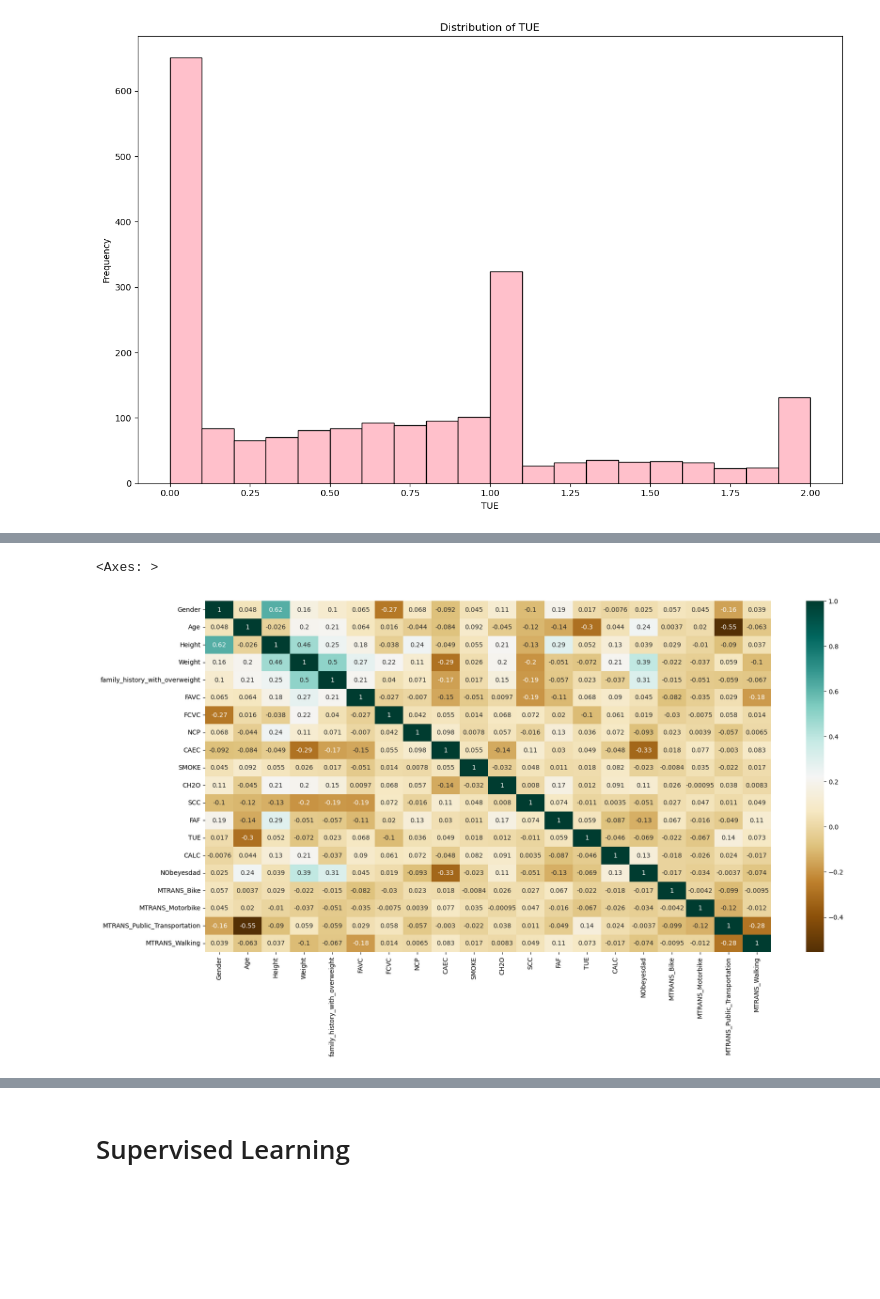
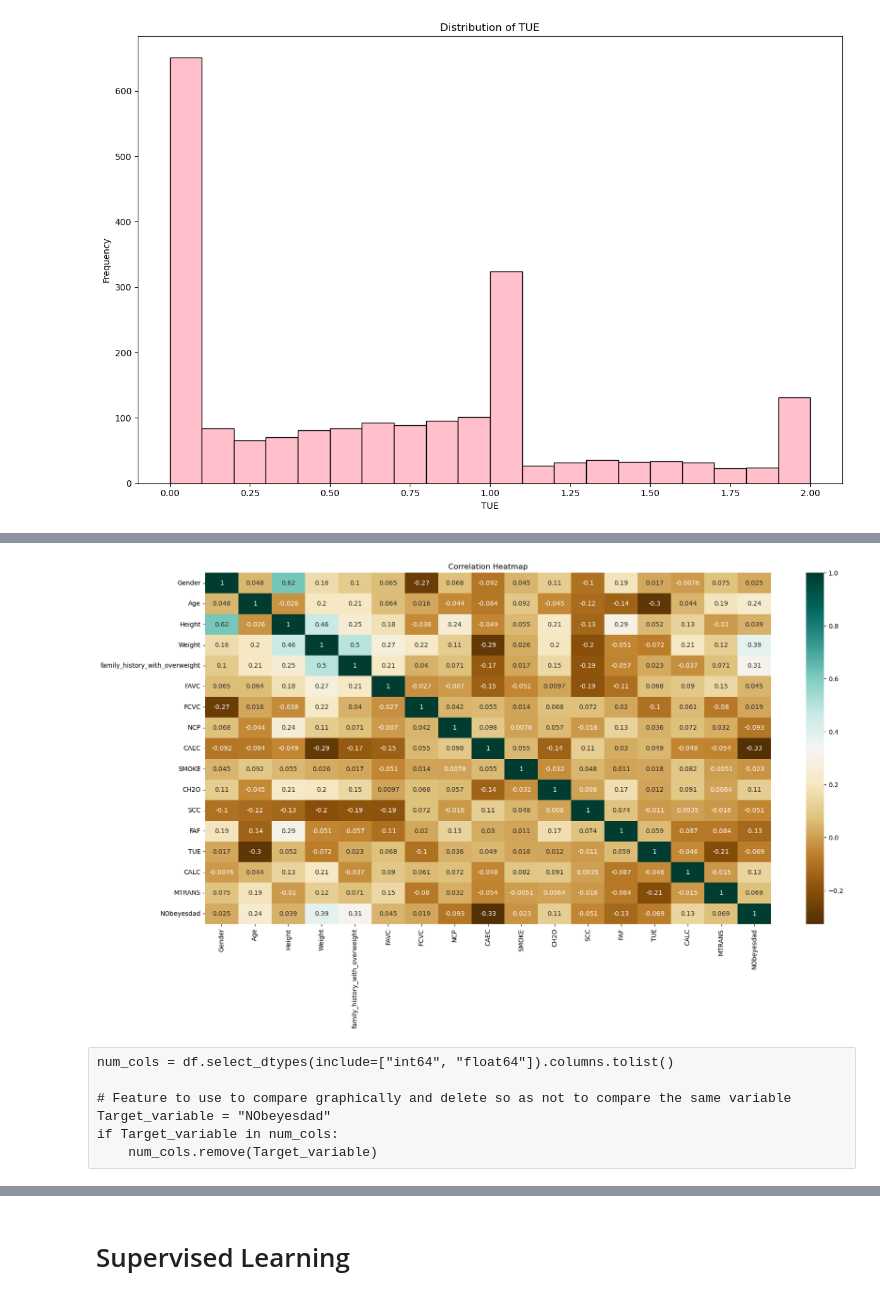
Before and after one commit to 2026362-Silvia/Machine-Learning, a Jupyter notebook: SilviaSolanoMarchini_1st_assessment_ML.ipynb, the cells around one changed output, grey strips where cells are left out. Saved outputs shown, nothing was run; the diff lists cells and outputs as text; code cells hidden in the pictures; blank space fills up the shorter version.

```diff
--- a/SilviaSolanoMarchini_1st_assessment_ML.ipynb
+++ b/SilviaSolanoMarchini_1st_assessment_ML.ipynb
@@ -194,5 +194,6 @@ ordinal_map = {'no': 0, 'Sometimes': 1, 'Frequently': 2, 'Always': 3 }
 df['CAEC'] = df['CAEC'].replace(ordinal_map)
 df['CALC'] = df['CALC'].replace(ordinal_map)
 
-#Onehot Encoding nominal
-df = pd.get_dummies(df, columns=['MTRANS'], drop_first=True)
+# One-hot encoding nominal
+mtrans_map = {'Public_transport': 0, 'Walking': 1, 'Automobile': 2, 'Motorbike': 3, 'Bike': 4}
+df['MTRANS'] = df['MTRANS'].map(mtrans_map)
@@ -293,12 +293,22 @@ KeyError: 'MTRANS'
 # %%
 #Heatmap
 df['NObeyesdad'] = df['NObeyesdad'].apply(pd.to_numeric, errors="coerce")
 
+df_numeric = df.apply(pd.to_numeric, errors='coerce')
+
 plt.figure(figsize=(20,10))
-c= df.corr()
+plt.title ("Correlation Heatmap")
+c = df_numeric.corr()
 sns.heatmap(c,cmap="BrBG",annot=True)
+plt.show()
 # %% [output]
-<Axes: >
-[figure, old version]
+[figure, new version]
+# %% [raw]
+num_cols = df.select_dtypes(include=["int64", "float64"]).columns.tolist()
+
+# Feature to use to compare graphically and delete so as not to compare the same variable
+Target_variable = "NObeyesdad"
+if Target_variable in num_cols:
+    num_cols.remove(Target_variable)
 # %%
 # Discrete and continuous columns
```
Also changed, not shown: parts of 17 cells of this notebook.
